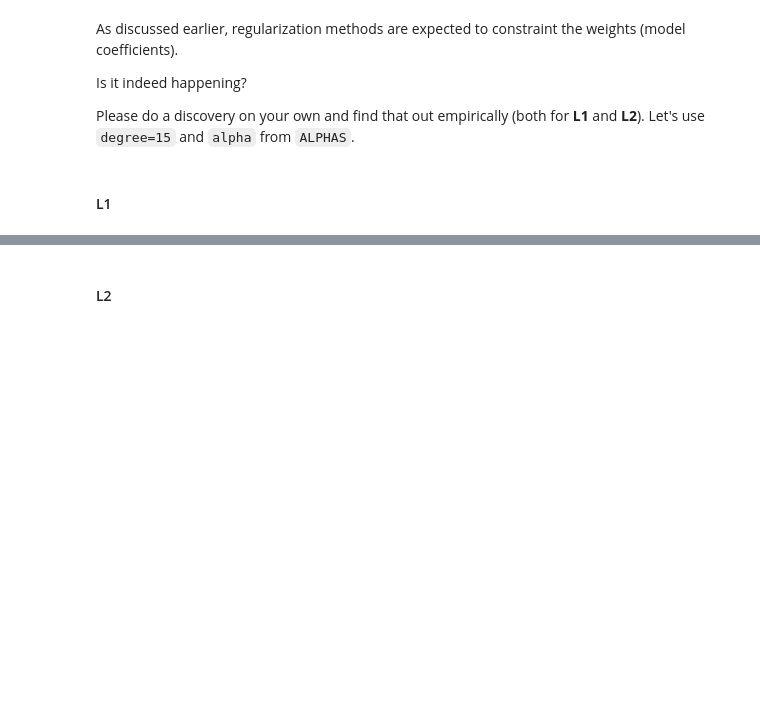
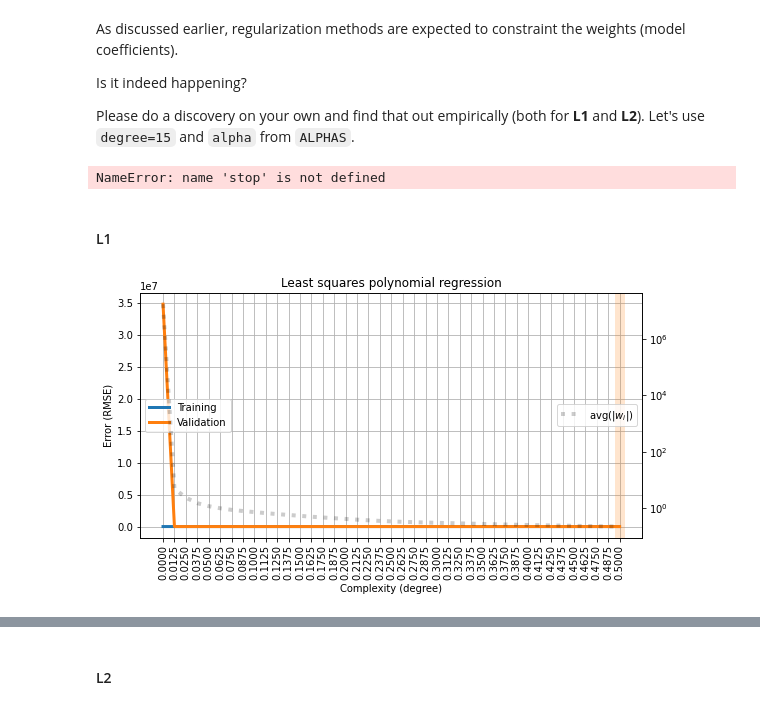
Before and after one commit to kremenevskiy/ml-intro, a Jupyter notebook: 4_overfitting_regularization/overfitting_regularization.ipynb, the cells around one changed output, grey strips where cells are left out. Drawn from its saved outputs; the diff is of its cells as text; code cells hidden in the pictures; blank space fills up the shorter version.

```diff
--- a/4_overfitting_regularization/overfitting_regularization.ipynb
+++ b/4_overfitting_regularization/overfitting_regularization.ipynb
@@ -366,2 +443,49 @@ Please do a discovery on your own and find that out empirically (both for **L1**
+# %%
+def get_model(penalty=None, alpha=0):
+    model = None
+    if alpha == 0:
+        model = LinearRegression()
+    elif penalty == 'L1':
+        model = Lasso(alpha=alpha, random_state=SEED, max_iter=10000)
+    elif penalty == 'L2':
+        model = Ridge(alpha=alpha, random_state=SEED)
+    sca = StandardScaler()
+    return Pipeline([
+        ('scaler', StandardScaler()),
+        ('reg', model)
+    ])
+# %%
+from tqdm.notebook import tqdm
+def discover_penalty(X, y, penalty=None):
+    rmse_train, rmse_test, avg_coef = [], [], []
+    for alpha in tqdm(ALPHAS):
+        results = cross_validate(get_model(penalty=penalty, alpha=alpha), X, y,
+                                scoring='neg_root_mean_squared_error', cv=5,
+                                return_train_score=True, return_estimator=True, n_jobs=-1)
+        rmse_train.append(-np.mean(results['train_score']))
+        rmse_test.append(-np.mean(results['test_score']))
+        avg_coef.append(
+            np.mean([
+                np.mean(np.abs(model['reg'].coef_))
+                    for model in results['estimator']
+            ]))
+    return rmse_train, rmse_test, avg_coef
+# %%
+# get Poly features
+X_train = make_poly_train(X_diabetes, n_cols_poly=3, degree=15)
+X_train.shape
+# %%
+stop
+# %% [output]
+NameError: name 'stop' is not defined
 # %% [markdown]
 #### L1
+# %%
+rmse_train, rmse_valid, avg_coef = discover_penalty(X_train, y_diabetes, penalty='L1')
+# %%
+plot_fitting_graph(ALPHAS, rmse_train, rmse_valid,
+                   xlabel='Complexity (degree)', ylabel='Error (RMSE)',
+                   custom_metric=avg_coef, custom_label='avg(|$w_i$|)',
+                   title='Least squares polynomial regression')
+# %% [output]
+[figure, added]
```
Also changed, not shown: parts of 63 cells of this notebook.
